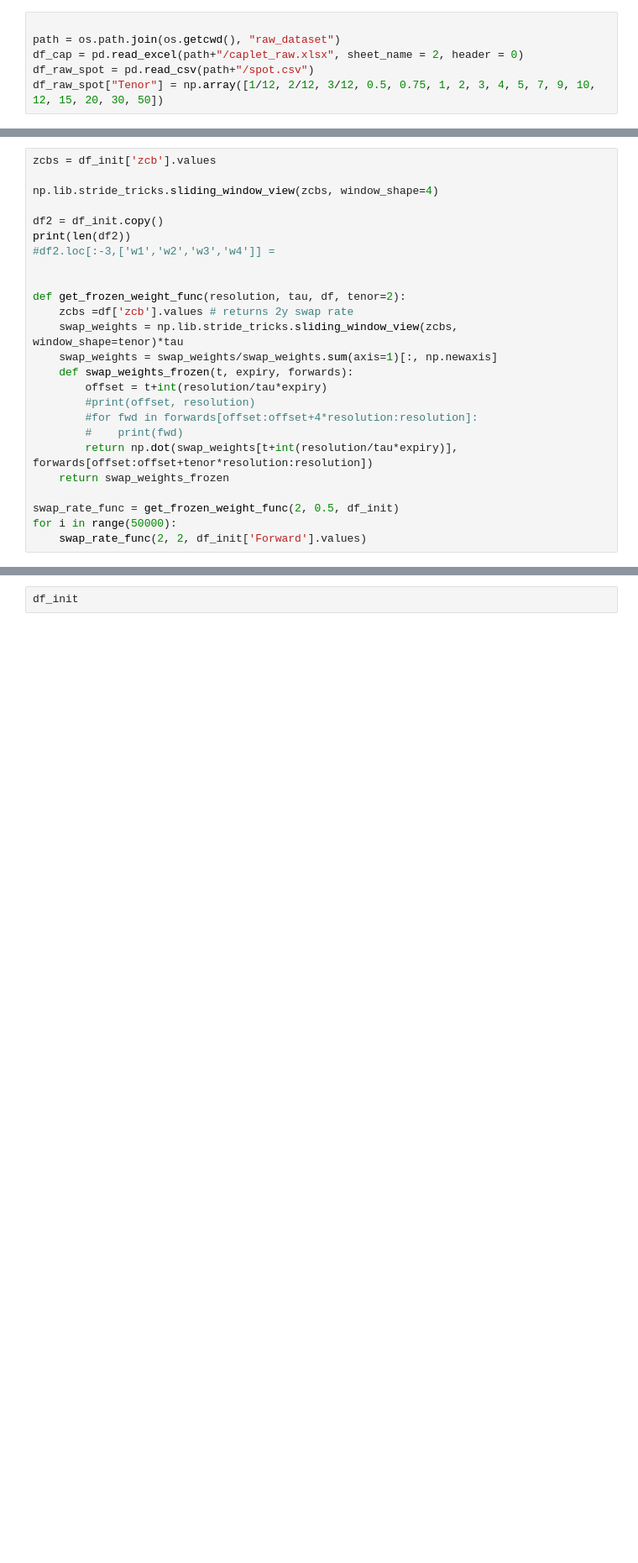
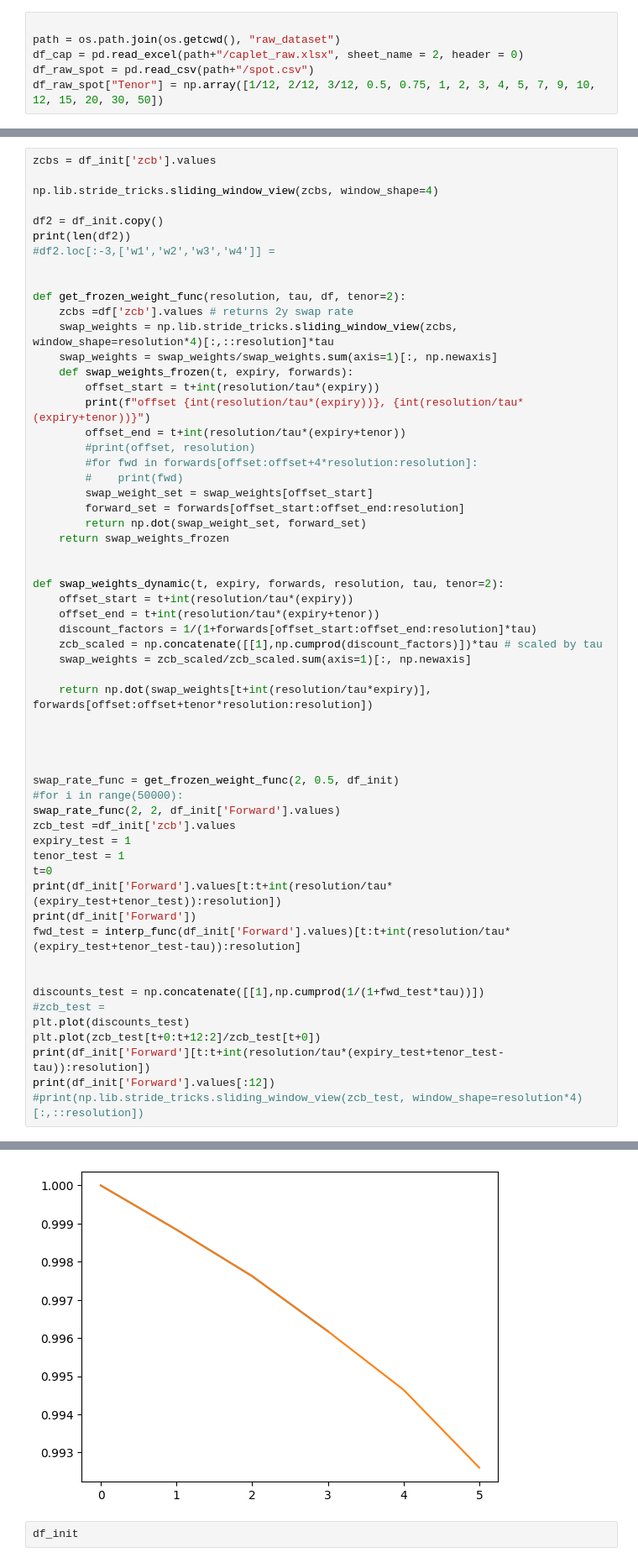
Before and after one commit to Dunkalot/gamma-vega-rl-hedging, a Jupyter notebook: test.ipynb, the cells around one changed output, grey strips where cells are left out. Shown: that part at 84% size. Drawn from its saved outputs; the diff is of its cells as text; blank space fills up the shorter version.

```diff
--- a/test.ipynb
+++ b/test.ipynb
@@ -578,18 +474,51 @@ print(len(df2))
 
 def get_frozen_weight_func(resolution, tau, df, tenor=2):
     zcbs =df['zcb'].values # returns 2y swap rate
-    swap_weights = np.lib.stride_tricks.sliding_window_view(zcbs, window_shape=tenor)*tau
+    swap_weights = np.lib.stride_tricks.sliding_window_view(zcbs, window_shape=resolution*4)[:,::resolution]*tau
     swap_weights = swap_weights/swap_weights.sum(axis=1)[:, np.newaxis]
     def swap_weights_frozen(t, expiry, forwards):
-        offset = t+int(resolution/tau*expiry)
+        offset_start = t+int(resolution/tau*(expiry))
+        print(f"offset {int(resolution/tau*(expiry))}, {int(resolution/tau*(expiry+tenor))}")
+        offset_end = t+int(resolution/tau*(expiry+tenor))
         #print(offset, resolution)
         #for fwd in forwards[offset:offset+4*resolution:resolution]:
         #    print(fwd)
-        return np.dot(swap_weights[t+int(resolution/tau*expiry)], forwards[offset:offset+tenor*resolution:resolution])
+        swap_weight_set = swap_weights[offset_start]
+        forward_set = forwards[offset_start:offset_end:resolution]
+        return np.dot(swap_weight_set, forward_set)
     return swap_weights_frozen
 
+
+def swap_weights_dynamic(t, expiry, forwards, resolution, tau, tenor=2):
+    offset_start = t+int(resolution/tau*(expiry))
+    offset_end = t+int(resolution/tau*(expiry+tenor))
+    discount_factors = 1/(1+forwards[offset_start:offset_end:resolution]*tau)
+    zcb_scaled = np.concatenate([[1],np.cumprod(discount_factors)])*tau # scaled by tau
+    swap_weights = zcb_scaled/zcb_scaled.sum(axis=1)[:, np.newaxis]
+
+    return np.dot(swap_weights[t+int(resolution/tau*expiry)], forwards[offset:offset+tenor*resolution:resolution])
+
+
+
+
 swap_rate_func = get_frozen_weight_func(2, 0.5, df_init)
-for i in range(50000):
-    swap_rate_func(2, 2, df_init['Forward'].values)
+#for i in range(50000):
+swap_rate_func(2, 2, df_init['Forward'].values)
+zcb_test =df_init['zcb'].values
+expiry_test = 1
+tenor_test = 1
+t=0
+print(df_init['Forward'].values[t:t+int(resolution/tau*(expiry_test+tenor_test)):resolution])
+print(df_init['Forward'])
+fwd_test = interp_func(df_init['Forward'].values)[t:t+int(resolution/tau*(expiry_test+tenor_test-tau)):resolution]
+
+
+discounts_test = np.concatenate([[1],np.cumprod(1/(1+fwd_test*tau))])
+#zcb_test =
+plt.plot(discounts_test)
+plt.plot(zcb_test[t+0:t+12:2]/zcb_test[t+0])
+print(df_init['Forward'][t:t+int(resolution/tau*(expiry_test+tenor_test-tau)):resolution])
+print(df_init['Forward'].values[:12])
+#print(np.lib.stride_tricks.sliding_window_view(zcb_test, window_shape=resolution*4)[:,::resolution])
 # %% [output]
 39
@@ -596,3 +541,4 @@ for i in range(50000):
+[figure, added]
 # %%
 df_init
 # %% [output]
```
Also changed, not shown: parts of 7 cells of this notebook, 3 other files.
